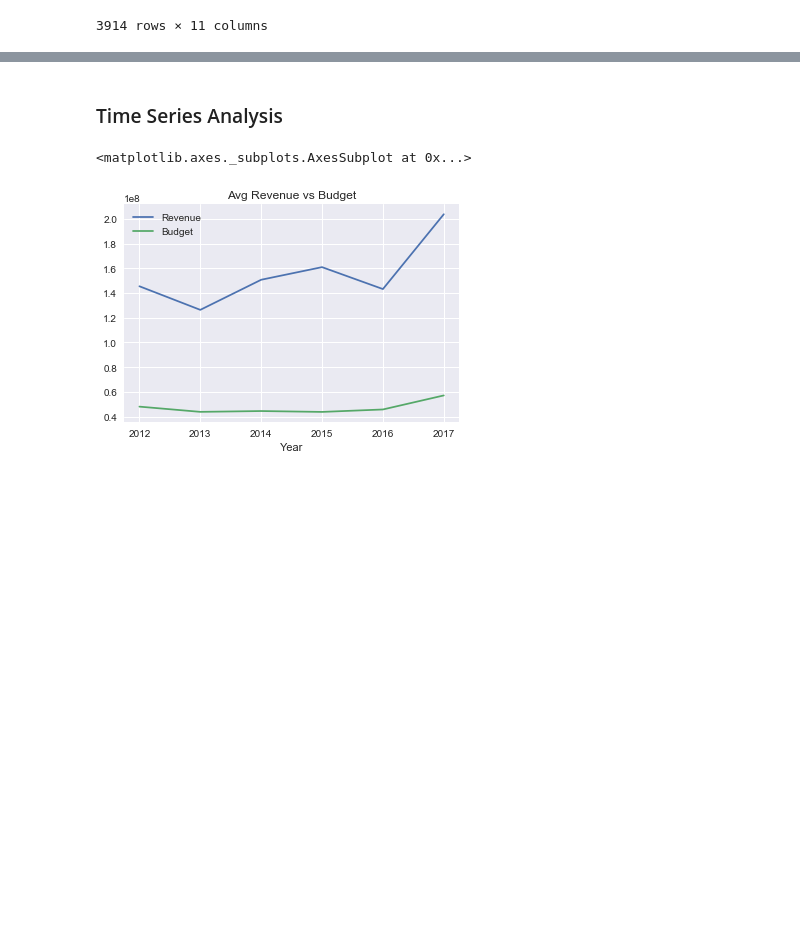
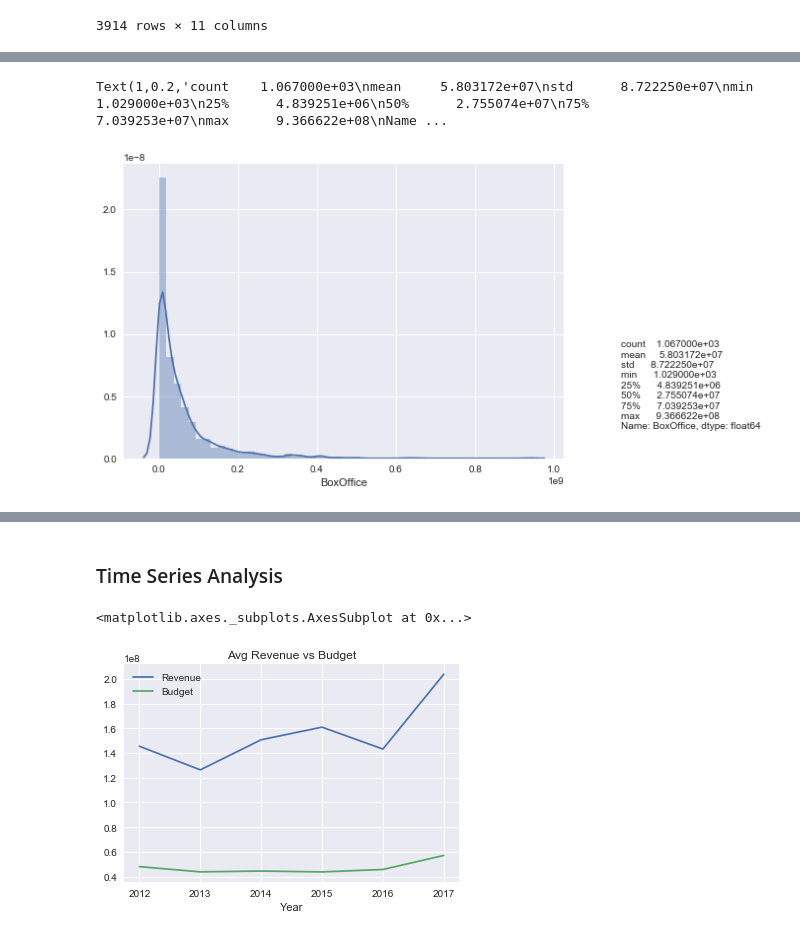
Before and after one commit to cicisongze/Movie_analysis_project, a Jupyter notebook: Data_Visualization.ipynb, the cells around one changed output, grey strips where cells are left out. Saved outputs shown, nothing was run; the diff lists cells and outputs as text; code cells hidden in the pictures; blank space fills up the shorter version.

```diff
--- a/Data_Visualization.ipynb
+++ b/Data_Visualization.ipynb
@@ -208,0 +291,6 @@ dfruntime
+# %%
+sns.distplot(final_df['BoxOffice'])
+plt.figtext(1.0,0.2,final_df['BoxOffice'].describe())
+# %% [output]
+Text(1,0.2,'count    1.067000e+03\nmean     5.803172e+07\nstd      8.722250e+07\nmin      1.029000e+03\n25%      4.839251e+06\n50%      2.755074e+07\n75%      7.039253e+07\nmax      9.366622e+08\nName ...
+[figure, added]
```
Also changed, not shown: parts of 9 cells of this notebook.
